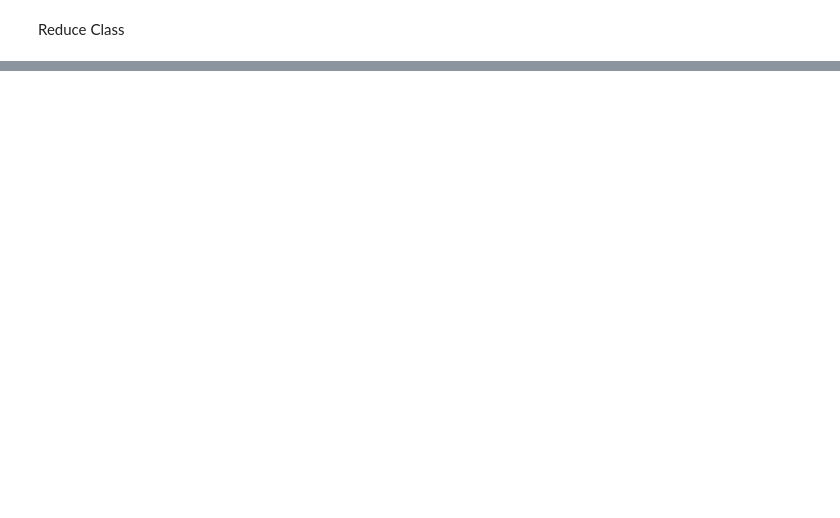
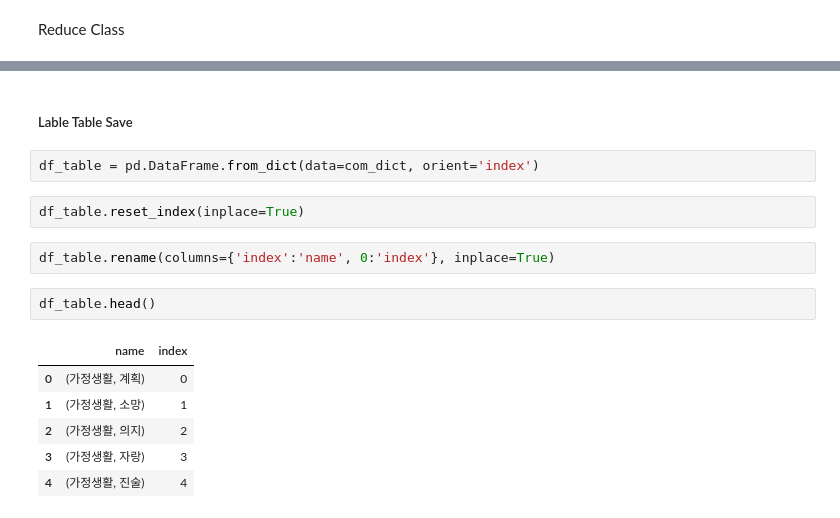
Before and after one commit to textnetkr/MemeProject, a Jupyter notebook: src/pytorch/preprocessing/reshape_class.ipynb, the cells around one changed output, grey strips where cells are left out. Cells and saved outputs as stored; diff of their text form; blank space fills up the shorter version.

```diff
--- a/src/pytorch/preprocessing/reshape_class.ipynb
+++ b/src/pytorch/preprocessing/reshape_class.ipynb
@@ -237,0 +286,17 @@ UnboundLocalError: ignored
+# %% [markdown]
+##### Lable Table Save
+# %%
+df_table = pd.DataFrame.from_dict(data=com_dict, orient='index')
+# %%
+df_table.reset_index(inplace=True)
+# %%
+df_table.rename(columns={'index':'name', 0:'index'}, inplace=True)
+# %%
+df_table.head()
+# %% [output]
+|  | name | index |
+| 0 | (가정생활, 계획) | 0 |
+| 1 | (가정생활, 소망) | 1 |
+| 2 | (가정생활, 의지) | 2 |
+| 3 | (가정생활, 자랑) | 3 |
+| 4 | (가정생활, 진술) | 4 |
```
Also changed, not shown: parts of 38 cells of this notebook, 3 other files.
